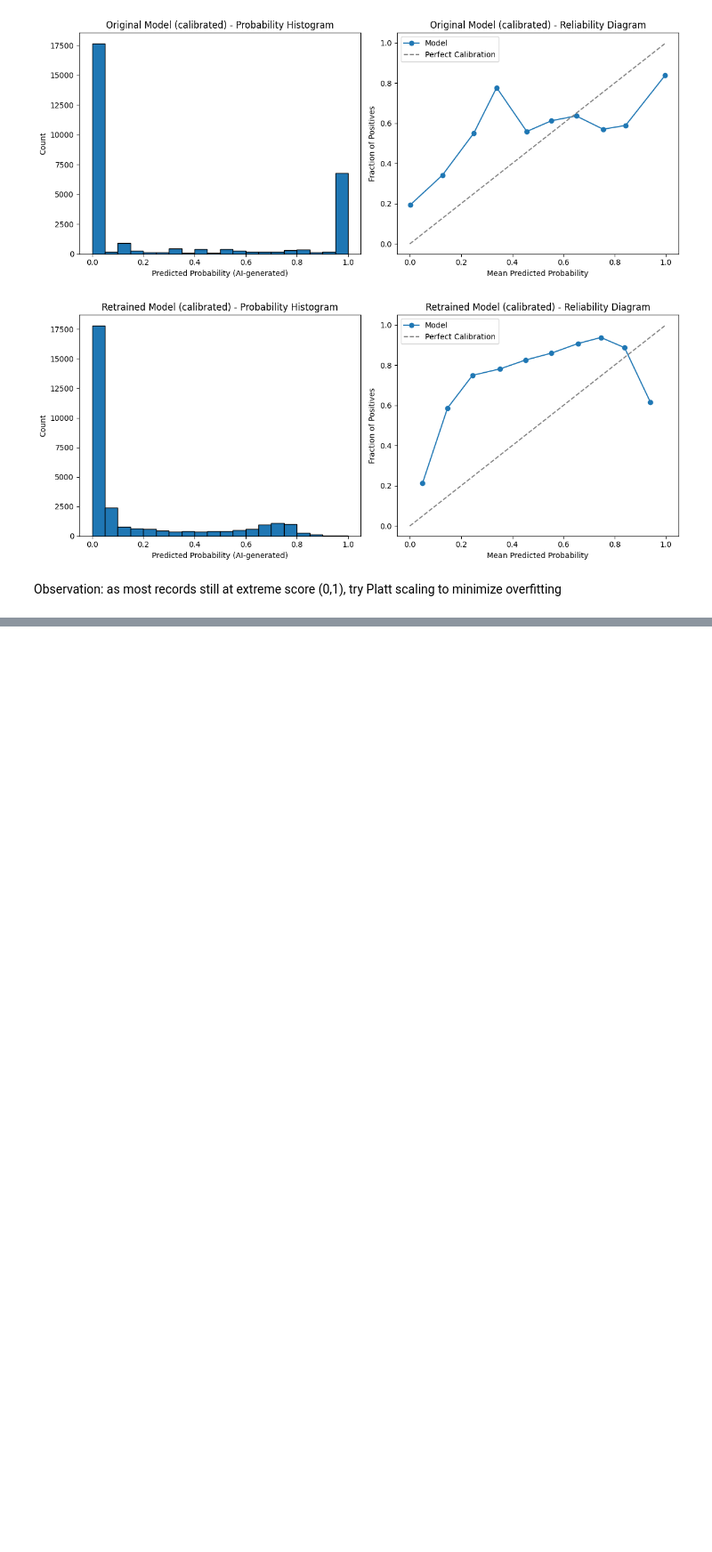
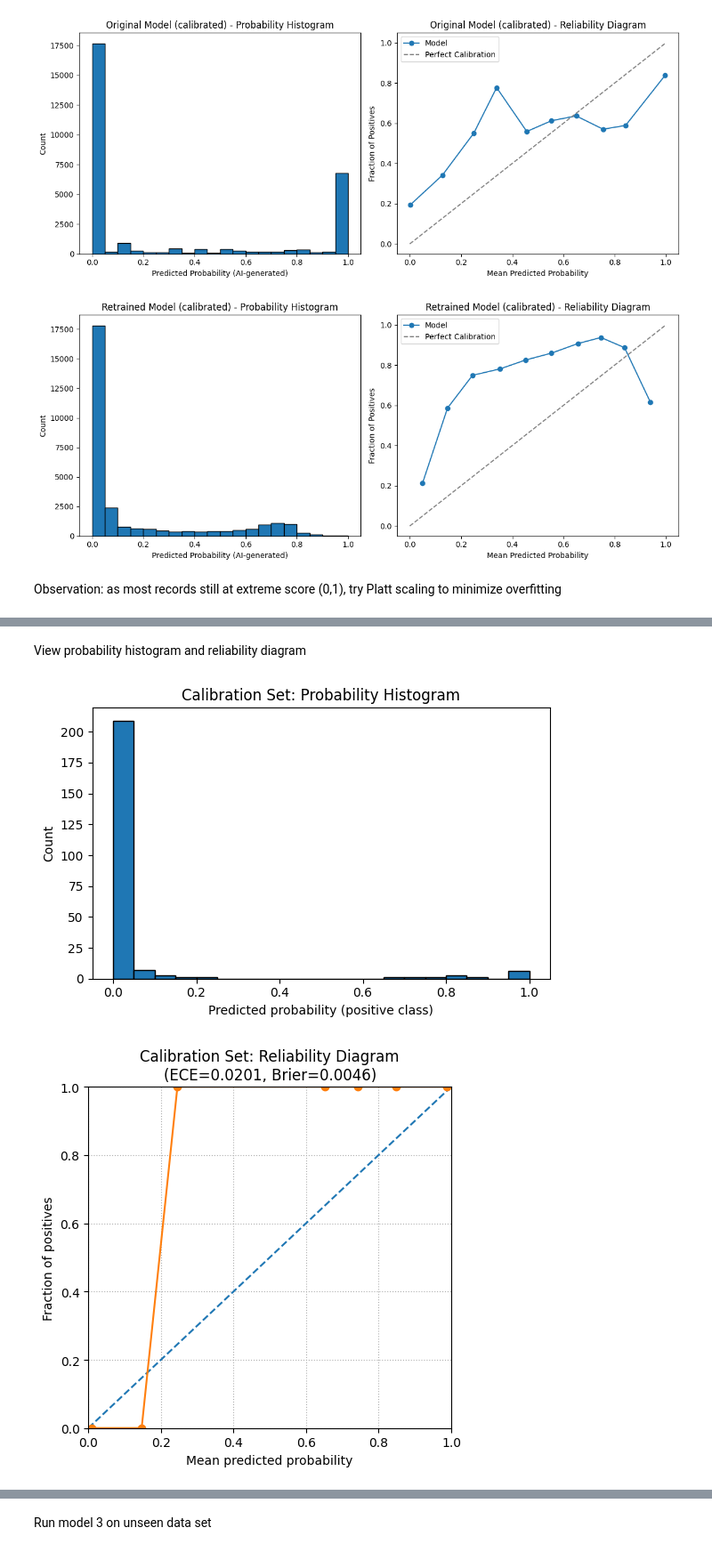
Before and after one commit to melodychengtc/ai-bias-project, a Jupyter notebook: ai-essay-detection.ipynb, the cells around one changed output, grey strips where cells are left out. Shown at 89% size. Drawn from its saved outputs; the diff is of its cells as text; code cells hidden in the pictures; blank space fills up the shorter version.

Commit message:
train model with NLP features

```diff
--- a/ai-essay-detection.ipynb
+++ b/ai-essay-detection.ipynb
@@ -2356,0 +2566,24 @@ except NameError:
+# %%
+# === 4) Platt Scaling (Sigmoid) ===
+from sklearn.calibration import CalibratedClassifierCV
+from sklearn.metrics import brier_score_loss, f1_score
+
+cal = CalibratedClassifierCV(estimator=base, method='sigmoid', cv='prefit')
+cal.fit(X_cal_mat, y_cal)
+
+# Calibrated probabilities
+p_cal  = cal.predict_proba(X_cal_mat)[:, 1]
+p_test = cal.predict_proba(X_test_mat)[:, 1]
+
+# Pick threshold on CAL (e.g., maximize F1)
+ths = np.linspace(0.2, 0.8, 61)
+f1s = [f1_score(y_cal, (p_cal >= t).astype(int)) for t in ths]
+t_star = ths[int(np.argmax(f1s))]
+
+# Final post-calibration evaluation
+y_pred = (p_test >= t_star).astype(int)
+print("\n=== Post-calibration (Platt) ===")
+print("Chosen threshold:", round(float(t_star), 3))
+print("ROC-AUC (probs):", round(float(roc_auc_score(y_test, p_test)), 4))
+print("Brier score     :", round(float(brier_score_loss(y_test, p_test)), 4))
+print(classification_report(y_test, y_pred, digits=3))
@@ -2356,0 +2603,2 @@ except NameError:
+# %% [markdown]
+View probability histogram and reliability diagram
@@ -2356,0 +2657,13 @@ except NameError:
+# %%
+# === Visualize probability spread & calibration ===
+
+# Calibration set
+plot_prob_hist(p_cal, title="Calibration Set: Probability Histogram")
+plot_reliability(y_cal, p_cal, n_bins=10, title="Calibration Set: Reliability Diagram")
+
+# Test set
+plot_prob_hist(p_test, title="Test Set: Probability Histogram")
+plot_reliability(y_test, p_test, n_bins=10, title="Test Set: Reliability Diagram")
+# %% [output]
+[figure, added]
+[figure, added]
@@ -2356,0 +2672,2 @@ except NameError:
+# %% [markdown]
+Run model 3 on unseen data set
```
Also changed, not shown: parts of 15 cells of this notebook.
